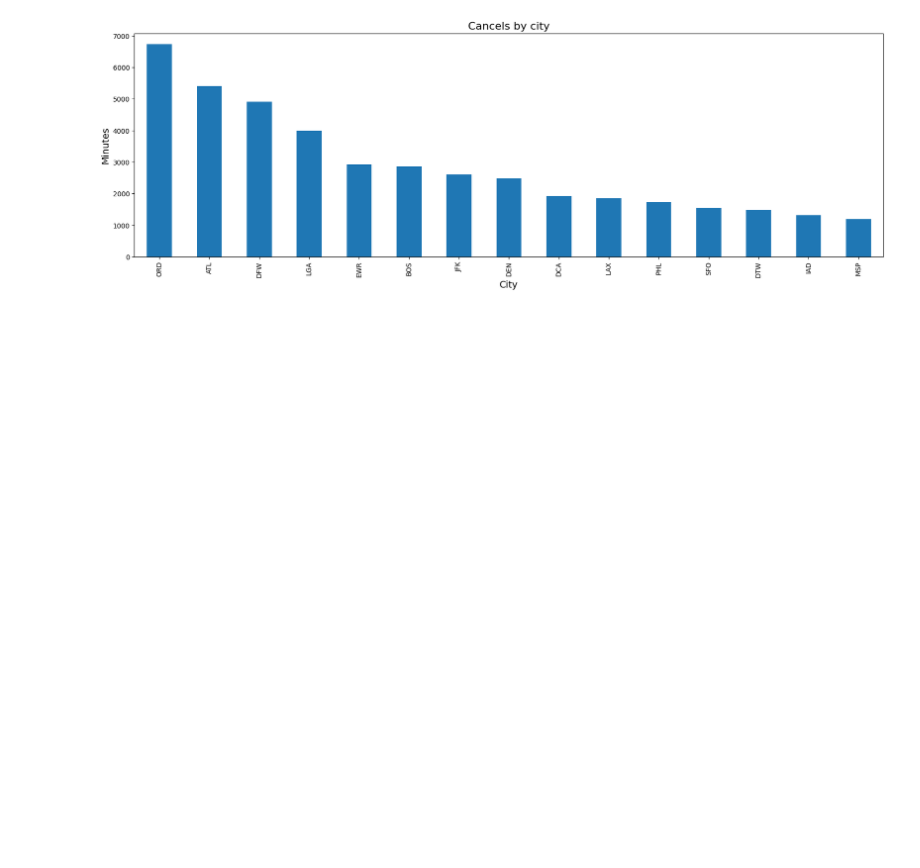
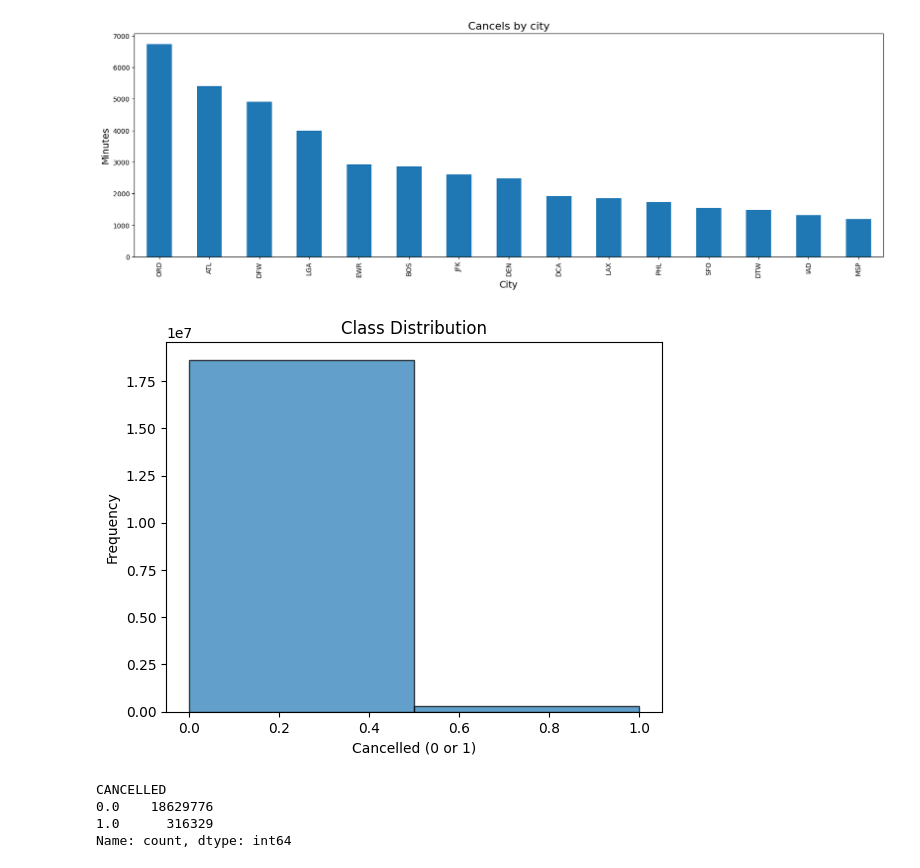
Before and after one commit to AleksandraBen/workshop-ai, a Jupyter notebook: project2.ipynb, the cells around one changed output. Cells and saved outputs as stored; diff of their text form; code cells hidden in the pictures; blank space fills up the shorter version.

Commit message:
Added cancel

```diff
--- a/project2.ipynb
+++ b/project2.ipynb
@@ -555,3 +518,51 @@ plt.ylabel('Minutes', fontsize=14)
 plt.show()
 # %% [output]
 [figure]
+# %%
+from sklearn.preprocessing import LabelEncoder
+from sklearn.model_selection import train_test_split
+from sklearn.ensemble import RandomForestClassifier, GradientBoostingClassifier
+from sklearn.linear_model import LogisticRegression
+from sklearn.neighbors import KNeighborsClassifier
+from sklearn.neural_network import MLPClassifier
+from sklearn.metrics import accuracy_score, confusion_matrix, classification_report
+import seaborn as sns
+
+def preprocess_for_cancellation(df):
+    df['FL_DATE'] = pd.to_datetime(df['FL_DATE'], errors='coerce')
+    df['FL_DATE_month'] = df['FL_DATE'].dt.month
+    df['FL_DATE_dayofweek'] = df['FL_DATE'].dt.dayofweek
+    df['FL_DATE_dayofmonth'] = df['FL_DATE'].dt.day
+
+    features = ['OP_CARRIER', 'ORIGIN', 'DEST', 'CRS_DEP_TIME', 'FL_DATE_month', 'FL_DATE_dayofweek', 'FL_DATE_dayofmonth']
+    target = 'CANCELLED'
+
+    X = df[features]
+    y = df[target]
+
+    categorical_columns = ['OP_CARRIER', 'ORIGIN', 'DEST']
+    labelEncoder = LabelEncoder()
+
+    for column in categorical_columns:
+        X[column] = labelEncoder.fit_transform(X[column])
+
+    return X, y
+
+X_cancel, y_cancel = preprocess_for_cancellation(copy_df)
+X_train_cancel, X_test_cancel, y_train_cancel, y_test_cancel = train_test_split(X_cancel, y_cancel, test_size=0.2, random_state=42)
+# %%
+import matplotlib.pyplot as plt
+
+plt.hist(y_cancel, bins=2, edgecolor='k', alpha=0.7)
+plt.title('Class Distribution')
+plt.xlabel('Cancelled (0 or 1)')
+plt.ylabel('Frequency')
+plt.show()
+
+print(y_cancel.value_counts())
+# %% [output]
+[figure, added]
+CANCELLED
+0.0    18629776
+1.0      316329
+Name: count, dtype: int64
```
Also changed, not shown: parts of 10 cells of this notebook.
